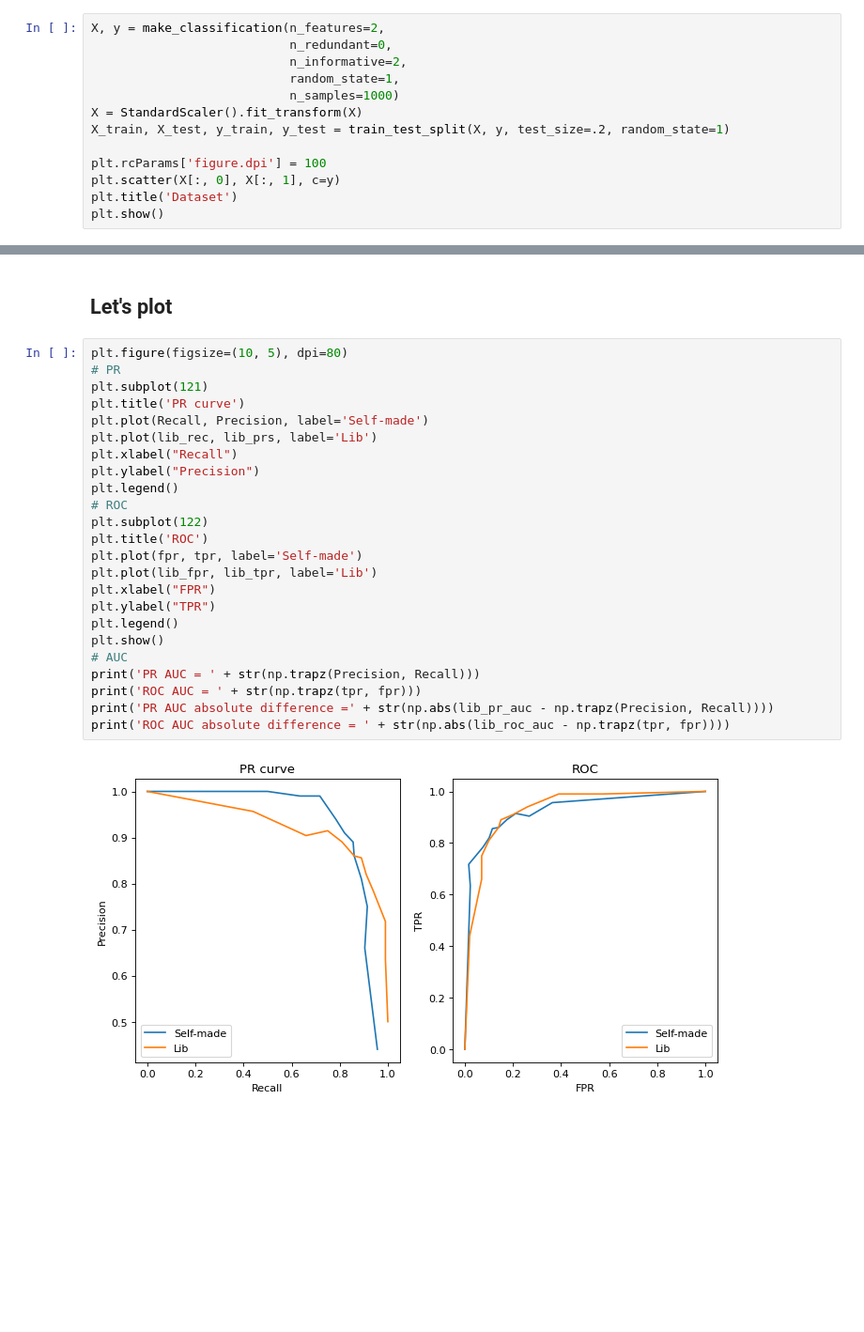
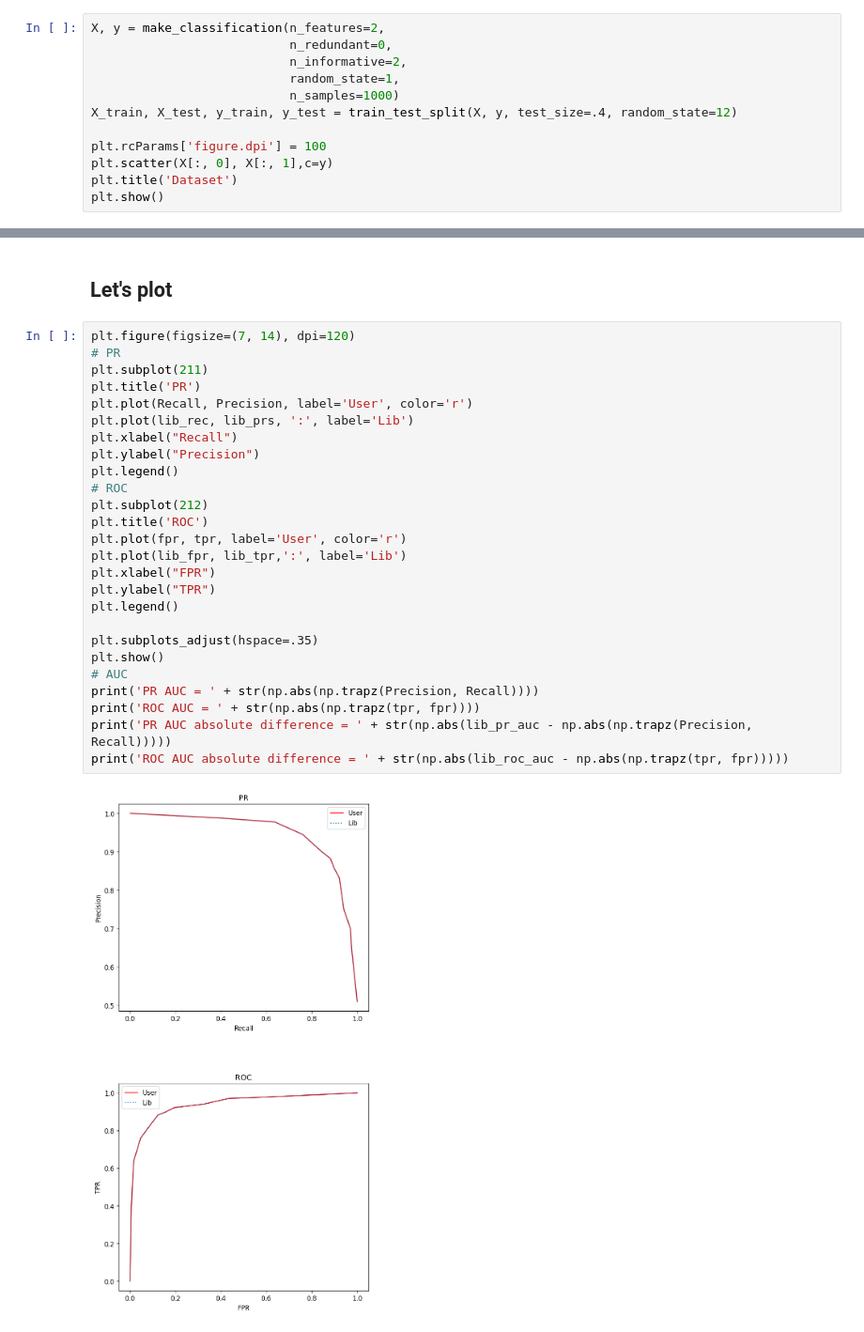
Before and after one commit to dckokis/MachineLearning, a Jupyter notebook: task0/task0.ipynb, the cells around one changed output, grey strips where cells are left out. Shown at 94% size. Saved outputs shown, nothing was run; the diff lists cells and outputs as text; blank space fills up the shorter version.

```diff
--- a/task0/task0.ipynb
+++ b/task0/task0.ipynb
@@ -16,11 +13,10 @@ X, y = make_classification(n_features=2,
 						   n_informative=2,
 						   random_state=1,
 						   n_samples=1000)
-X = StandardScaler().fit_transform(X)
-X_train, X_test, y_train, y_test = train_test_split(X, y, test_size=.2, random_state=1)
+X_train, X_test, y_train, y_test = train_test_split(X, y, test_size=.4, random_state=12)
 
 plt.rcParams['figure.dpi'] = 100
-plt.scatter(X[:, 0], X[:, 1], c=y)
+plt.scatter(X[:, 0], X[:, 1],c=y)
 plt.title('Dataset')
 plt.show()
 # %% [output]
@@ -52,28 +48,30 @@ lib_roc_auc = auc(lib_fpr, lib_tpr)
 # %% [markdown]
 ## Let's plot
 # %%
-plt.figure(figsize=(10, 5), dpi=80)
+plt.figure(figsize=(7, 14), dpi=120)
 # PR
-plt.subplot(121)
-plt.title('PR curve')
-plt.plot(Recall, Precision, label='Self-made')
-plt.plot(lib_rec, lib_prs, label='Lib')
+plt.subplot(211)
+plt.title('PR')
+plt.plot(Recall, Precision, label='User', color='r')
+plt.plot(lib_rec, lib_prs, ':', label='Lib')
 plt.xlabel("Recall")
 plt.ylabel("Precision")
 plt.legend()
 # ROC
-plt.subplot(122)
+plt.subplot(212)
 plt.title('ROC')
-plt.plot(fpr, tpr, label='Self-made')
-plt.plot(lib_fpr, lib_tpr, label='Lib')
+plt.plot(fpr, tpr, label='User', color='r')
+plt.plot(lib_fpr, lib_tpr,':', label='Lib')
 plt.xlabel("FPR")
 plt.ylabel("TPR")
 plt.legend()
+
+plt.subplots_adjust(hspace=.35)
 plt.show()
 # AUC
-print('PR AUC = ' + str(np.trapz(Precision, Recall)))
-print('ROC AUC = ' + str(np.trapz(tpr, fpr)))
-print('PR AUC absolute difference =' + str(np.abs(lib_pr_auc - np.trapz(Precision, Recall))))
-print('ROC AUC absolute difference = ' + str(np.abs(lib_roc_auc - np.trapz(tpr, fpr))))
+print('PR AUC = ' + str(np.abs(np.trapz(Precision, Recall))))
+print('ROC AUC = ' + str(np.abs(np.trapz(tpr, fpr))))
+print('PR AUC absolute difference = ' + str(np.abs(lib_pr_auc - np.abs(np.trapz(Precision, Recall)))))
+print('ROC AUC absolute difference = ' + str(np.abs(lib_roc_auc - np.abs(np.trapz(tpr, fpr)))))
 # %% [output]
-[figure, old version]
+[figure, new version]
```
Also changed, not shown: parts of 4 cells of this notebook, 3 other files.
